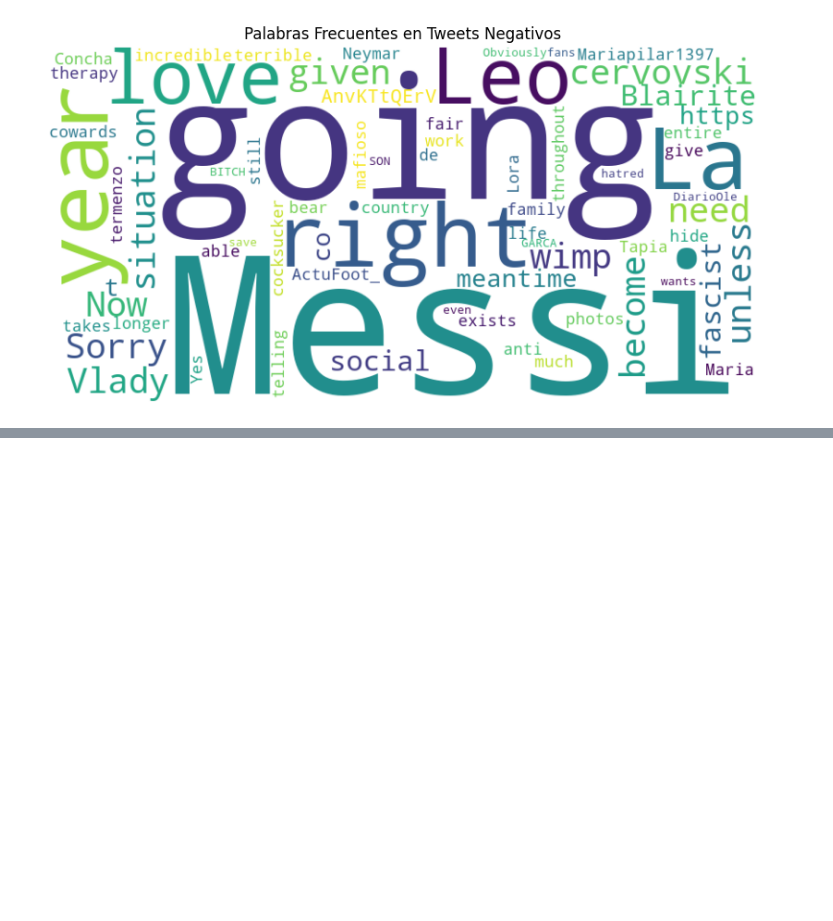
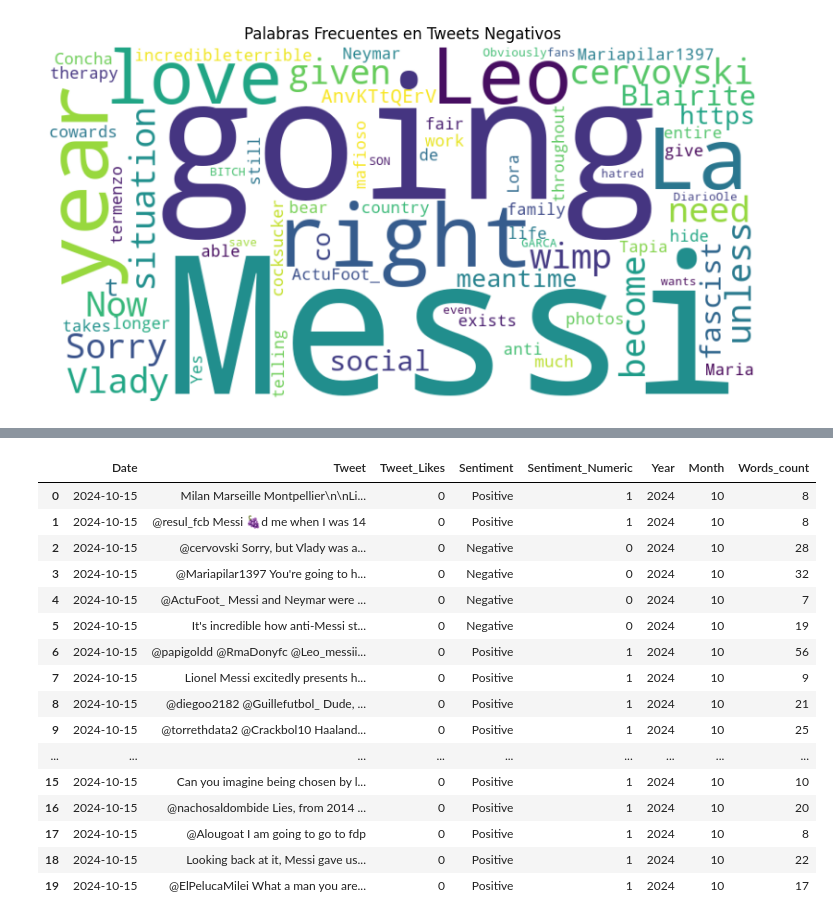
Before and after one commit to Uplyuz/PolarWeb, a Jupyter notebook: pruebas.ipynb, the cells around one changed output, grey strips where cells are left out. Saved outputs shown, nothing was run; the diff lists cells and outputs as text; code cells hidden in the pictures; blank space fills up the shorter version.

```diff
--- a/pruebas.ipynb
+++ b/pruebas.ipynb
@@ -37,0 +61,58 @@ plt.show()
+# %%
+def format_data_model_output(df):
+    df_clean_data = df.copy()
+    if 'Unnamed: 0' in df_clean_data.columns:
+        df_clean_data = df_clean_data.drop('Unnamed: 0', axis=1)
+    df_clean_data['Date'] = pd.to_datetime(df_clean_data['Date'])
+    df_clean_data['Year'] = df_clean_data['Date'].dt.year
+    df_clean_data['Month'] = df_clean_data['Date'].dt.month
+    df_clean_data['Date'] = df_clean_data['Date'].dt.date
+    df_clean_data['Words_count'] = df_clean_data['Tweet'].str.split().apply(len)
+    return df_clean_data
+
+def obtain_summary(df):
+    frecuency_dates = df['Date'].value_counts()
+    df_results = pd.DataFrame(frecuency_dates).reset_index()
+    df_results.columns = ['Date', 'Tweets_count']
+    average_word_counts = []
+    positive_ratio = []
+    for date in df_results['Date']:
+        # Filtrar df por fecha
+        filtered_tweets = df[df['Date'] == date]
+        print(filtered_tweets) ############
+        # suma y conteo de words_count
+        total_words = filtered_tweets['Words_count'].sum()      # somo los totales
+        count_tweets = filtered_tweets['Words_count'].count()   # cuento por fecha
+        print(count_tweets)
+        average = total_words / count_tweets if count_tweets > 0 else 0
+        average_word_counts.append(average)
+        # Positives count
+        total_positives = (filtered_tweets['Sentiment']=='Positive').sum()
+        print(total_positives)
+        count_tweets = filtered_tweets['Sentiment'].count()  # total rows
+        ratio = total_positives / count_tweets
+        positive_ratio.append(ratio)
+    df_results['Average_word_count'] = average_word_counts
+    df_results['Positive_ratio'] = positive_ratio
+    summary = df_results.copy()
+    return summary
+# %%
+format_data_model_output(df_clean_data)
+# %% [output]
+|  | Date | Tweet | Tweet_Likes | Sentiment | Sentiment_Numeric | Year | Month | Words_count |
+| 0 | 2024-10-15 | Milan Marseille Montpellier\n\nLi... | 0 | Positive | 1 | 2024 | 10 | 8 |
+| 1 | 2024-10-15 | @resul_fcb Messi 🍇d me when I was 14 | 0 | Positive | 1 | 2024 | 10 | 8 |
+| 2 | 2024-10-15 | @cervovski Sorry, but Vlady was a... | 0 | Negative | 0 | 2024 | 10 | 28 |
+| 3 | 2024-10-15 | @Mariapilar1397 You're going to h... | 0 | Negative | 0 | 2024 | 10 | 32 |
+| 4 | 2024-10-15 | @ActuFoot_ Messi and Neymar were ... | 0 | Negative | 0 | 2024 | 10 | 7 |
+| 5 | 2024-10-15 | It's incredible how anti-Messi st... | 0 | Negative | 0 | 2024 | 10 | 19 |
+| 6 | 2024-10-15 | @papigoldd @RmaDonyfc @Leo_messii... | 0 | Positive | 1 | 2024 | 10 | 56 |
+| 7 | 2024-10-15 | Lionel Messi excitedly presents h... | 0 | Positive | 1 | 2024 | 10 | 9 |
+| 8 | 2024-10-15 | @diegoo2182 @Guillefutbol_ Dude, ... | 0 | Positive | 1 | 2024 | 10 | 21 |
+| 9 | 2024-10-15 | @torrethdata2 @Crackbol10 Haaland... | 0 | Positive | 1 | 2024 | 10 | 25 |
+| ... | ... | ... | ... | ... | ... | ... | ... | ... |
+| 15 | 2024-10-15 | Can you imagine being chosen by l... | 0 | Positive | 1 | 2024 | 10 | 10 |
+| 16 | 2024-10-15 | @nachosaldombide Lies, from 2014 ... | 0 | Positive | 1 | 2024 | 10 | 20 |
+| 17 | 2024-10-15 | @Alougoat I am going to go to fdp | 0 | Positive | 1 | 2024 | 10 | 8 |
+| 18 | 2024-10-15 | Looking back at it, Messi gave us... | 0 | Positive | 1 | 2024 | 10 | 22 |
+| 19 | 2024-10-15 | @ElPelucaMilei What a man you are... | 0 | Positive | 1 | 2024 | 10 | 17 |
```
Also changed, not shown: parts of 6 cells of this notebook, 1 other file.
